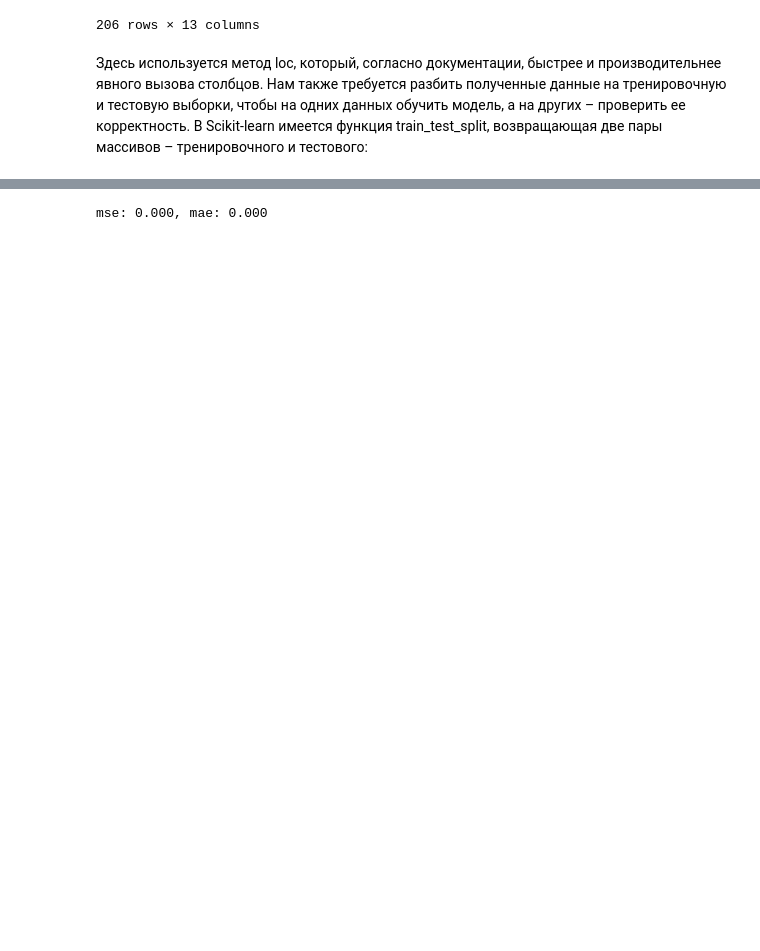
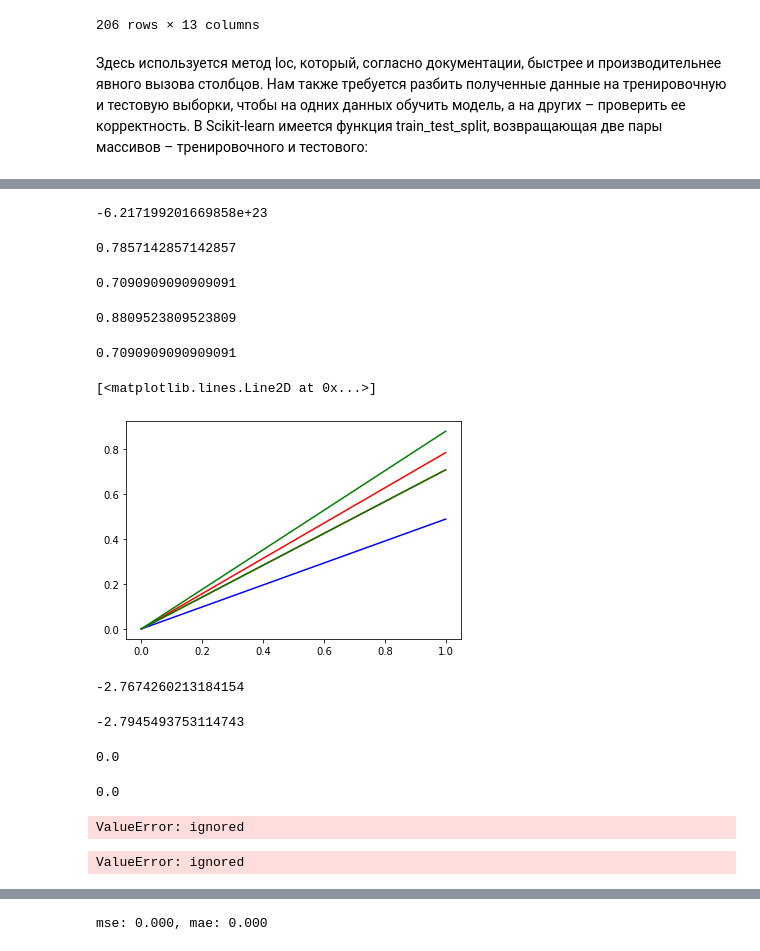
Before and after one commit to DIExCRY-EDU/test, a Jupyter notebook: project.ipynb, the cells around one changed output, grey strips where cells are left out. Saved outputs shown, nothing was run; the diff lists cells and outputs as text; code cells hidden in the pictures; blank space fills up the shorter version.

```diff
--- a/project.ipynb
+++ b/project.ipynb
@@ -405,0 +481,34 @@ ValueError: ignored
+# %%
+xs2=model.score(x2_test,y2_test)
+xs2
+# %% [output]
+-6.217199201669858e+23
+# %%
+xs3=model2.score(x_test,y_test)
+xs3
+# %% [output]
+0.7857142857142857
+# %%
+xs4=model2.score(x2_test, y2_test)
+xs4
+# %% [output]
+0.7090909090909091
+# %%
+xs5=model3.score(x_test, y_test)
+xs5
+# %% [output]
+0.8809523809523809
+# %%
+xs6=model3.score(x2_test, y2_test)
+xs6
+# %% [output]
+0.7090909090909091
+# %%
+plt.plot([0, xs1], color = "blue")
+plt.plot([0, xs3], color = "red")
+plt.plot([0, xs4], color = "red")
+plt.plot([0, xs5], color = "green")
+plt.plot([0, xs6], color = "green")
+# %% [output]
+[<matplotlib.lines.Line2D at 0x...>]
+[figure, added]
@@ -405,0 +535,30 @@ ValueError: ignored
+# %%
+xs1=model.score(x_test,y_test)
+xs1
+# %% [output]
+-2.7674260213184154
+# %%
+xs2=model.score(x2_test,y2_test)
+xs2
+# %% [output]
+-2.7945493753114743
+# %%
+xs3=model2.score(x_test,y_test)
+xs3
+# %% [output]
+0.0
+# %%
+xs4=model2.score(x2_test, y2_test)
+xs4
+# %% [output]
+0.0
+# %%
+xs5=model3.score(x_test, y_test)
+xs5
+# %% [output]
+ValueError: ignored
+# %%
+xs6=model3.score(x2_test, y2_test)
+xs6
+# %% [output]
+ValueError: ignored
```
Also changed, not shown: parts of 25 cells of this notebook.
